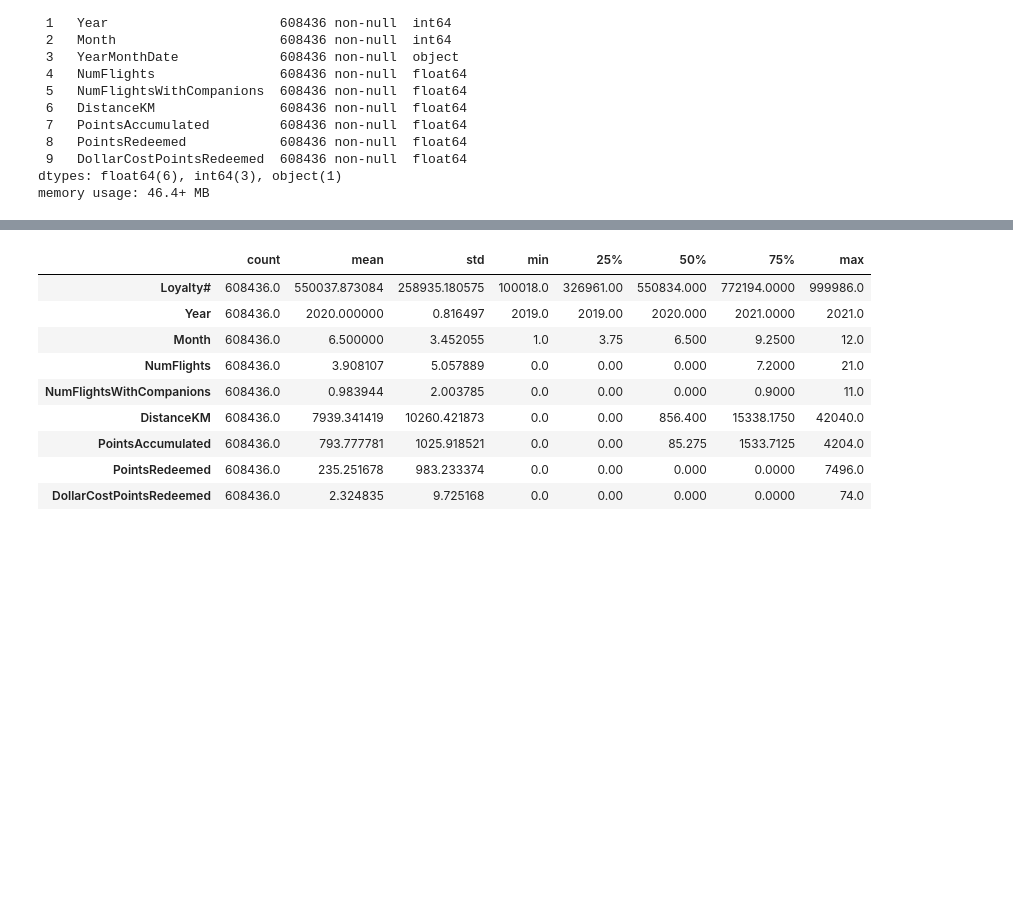
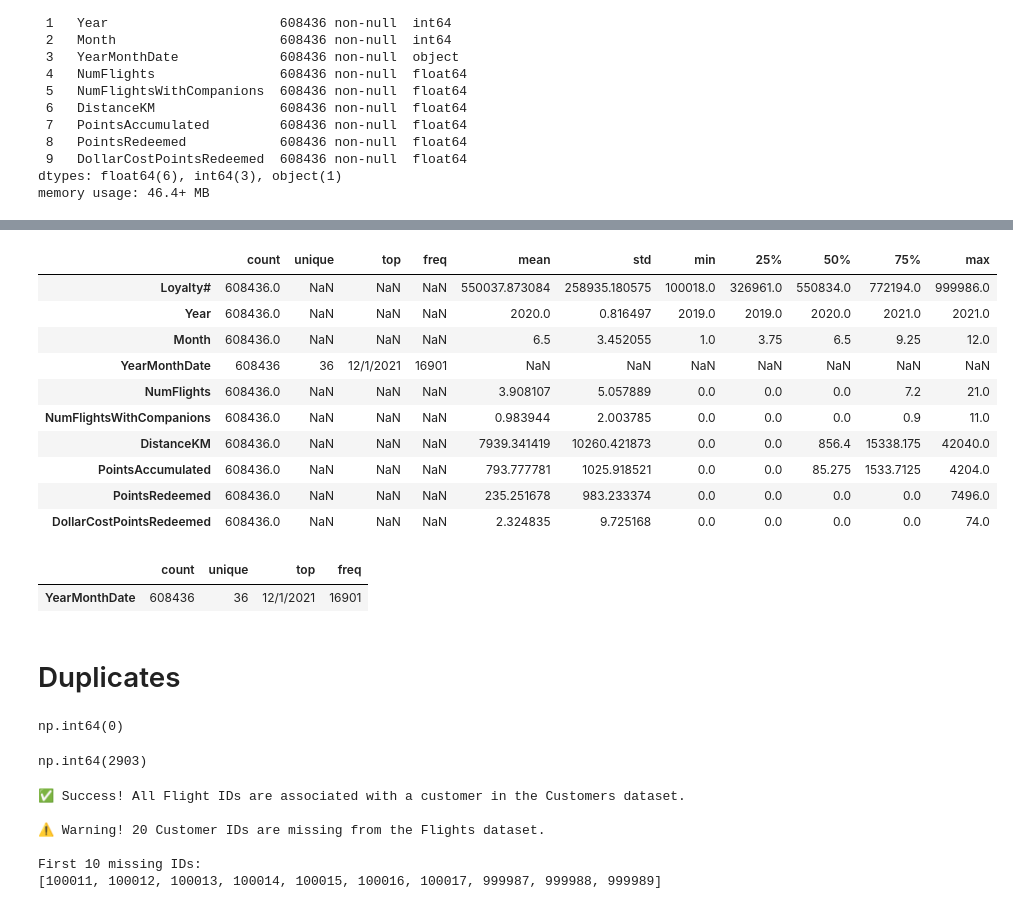
Before and after one commit to luisbdavila/Airline_Customer_Segmentation_DataMining_Project_Python, a Jupyter notebook: 1_Delivery/Code/EDA.ipynb, the cells around one changed output, grey strips where cells are left out. Drawn from its saved outputs; the diff is of its cells as text; code cells hidden in the pictures; blank space fills up the shorter version.

```diff
--- a/1_Delivery/Code/EDA.ipynb
+++ b/1_Delivery/Code/EDA.ipynb
@@ -186,13 +235,68 @@ df_AIAI_Customers.describe()
 # %%
-df_AIAI_Flights.describe().T
+df_AIAI_Flights.describe(include="all").T
 # %% [output]
-|  | count | mean | std | min | 25% | 50% | 75% | max |
-| Loyalty# | 608436.0 | 550037.873084 | 258935.180575 | 100018.0 | 326961.00 | 550834.000 | 772194.0000 | 999986.0 |
-| Year | 608436.0 | 2020.000000 | 0.816497 | 2019.0 | 2019.00 | 2020.000 | 2021.0000 | 2021.0 |
-| Month | 608436.0 | 6.500000 | 3.452055 | 1.0 | 3.75 | 6.500 | 9.2500 | 12.0 |
-| NumFlights | 608436.0 | 3.908107 | 5.057889 | 0.0 | 0.00 | 0.000 | 7.2000 | 21.0 |
-| NumFlightsWithCompanions | 608436.0 | 0.983944 | 2.003785 | 0.0 | 0.00 | 0.000 | 0.9000 | 11.0 |
-| DistanceKM | 608436.0 | 7939.341419 | 10260.421873 | 0.0 | 0.00 | 856.400 | 15338.1750 | 42040.0 |
-| PointsAccumulated | 608436.0 | 793.777781 | 1025.918521 | 0.0 | 0.00 | 85.275 | 1533.7125 | 4204.0 |
-| PointsRedeemed | 608436.0 | 235.251678 | 983.233374 | 0.0 | 0.00 | 0.000 | 0.0000 | 7496.0 |
-| DollarCostPointsRedeemed | 608436.0 | 2.324835 | 9.725168 | 0.0 | 0.00 | 0.000 | 0.0000 | 74.0 |
+|  | count | unique | top | freq | mean | std | min | 25% | 50% | 75% | max |
+| Loyalty# | 608436.0 | NaN | NaN | NaN | 550037.873084 | 258935.180575 | 100018.0 | 326961.0 | 550834.0 | 772194.0 | 999986.0 |
+| Year | 608436.0 | NaN | NaN | NaN | 2020.0 | 0.816497 | 2019.0 | 2019.0 | 2020.0 | 2021.0 | 2021.0 |
+| Month | 608436.0 | NaN | NaN | NaN | 6.5 | 3.452055 | 1.0 | 3.75 | 6.5 | 9.25 | 12.0 |
+| YearMonthDate | 608436 | 36 | 12/1/2021 | 16901 | NaN | NaN | NaN | NaN | NaN | NaN | NaN |
+| NumFlights | 608436.0 | NaN | NaN | NaN | 3.908107 | 5.057889 | 0.0 | 0.0 | 0.0 | 7.2 | 21.0 |
+| NumFlightsWithCompanions | 608436.0 | NaN | NaN | NaN | 0.983944 | 2.003785 | 0.0 | 0.0 | 0.0 | 0.9 | 11.0 |
+| DistanceKM | 608436.0 | NaN | NaN | NaN | 7939.341419 | 10260.421873 | 0.0 | 0.0 | 856.4 | 15338.175 | 42040.0 |
+| PointsAccumulated | 608436.0 | NaN | NaN | NaN | 793.777781 | 1025.918521 | 0.0 | 0.0 | 85.275 | 1533.7125 | 4204.0 |
+| PointsRedeemed | 608436.0 | NaN | NaN | NaN | 235.251678 | 983.233374 | 0.0 | 0.0 | 0.0 | 0.0 | 7496.0 |
+| DollarCostPointsRedeemed | 608436.0 | NaN | NaN | NaN | 2.324835 | 9.725168 | 0.0 | 0.0 | 0.0 | 0.0 | 74.0 |
+# %%
+df_AIAI_Flights.describe(include="O").T
+# %% [output]
+|  | count | unique | top | freq |
+| YearMonthDate | 608436 | 36 | 12/1/2021 | 16901 |
+# %% [markdown]
+# Duplicates
+# %%
+df_AIAI_Customers.duplicated().sum()
+# %% [output]
+np.int64(0)
+# %%
+df_AIAI_Flights.duplicated().sum()
+# %% [output]
+np.int64(2903)
+# %%
+# The unique identifier column is 'Loyalty#'
+
+# 1. Get the unique IDs from each DataFrame
+customer_ids = set(df_AIAI_Customers['Loyalty#'])
+flight_ids = set(df_AIAI_Flights['Loyalty#'])
+
+# 2. Find the IDs present in Flights but MISSING in Customers
+# We use flight_ids - customer_ids to find the difference
+missing_flight_ids = flight_ids - customer_ids
+# Alternatively: orphan_flight_ids = flight_ids.difference(customer_ids)
+
+# 3. Print the results
+if len(missing_flight_ids) == 0:
+    print("✅ Success! All Flight IDs are associated with a customer in the Customers dataset.")
+else:
+    print(f"⚠️ Warning! {len(missing_flight_ids)} Flight IDs are not found in the Customers dataset.")
+    print("\nFirst 10 'Orphan' Flight IDs:")
+    print(list(missing_flight_ids)[:10])
+
+
+
+#Find the IDs present in Customers but MISSING in Flights
+missing_ids = customer_ids - flight_ids
+
+
+if len(missing_ids) == 0:
+    print("✅ Success! All Customer IDs are present in the Flights dataset.")
+else:
+    print(f"\n⚠️ Warning! {len(missing_ids)} Customer IDs are missing from the Flights dataset.")
+    print("\nFirst 10 missing IDs:")
+    print(list(missing_ids)[:10])
+# %% [output]
+✅ Success! All Flight IDs are associated with a customer in the Customers dataset.
+
+⚠️ Warning! 20 Customer IDs are missing from the Flights dataset.
+
+First 10 missing IDs:
+[100011, 100012, 100013, 100014, 100015, 100016, 100017, 999987, 999988, 999989]
```
Also changed, not shown: parts of 16 cells of this notebook.
